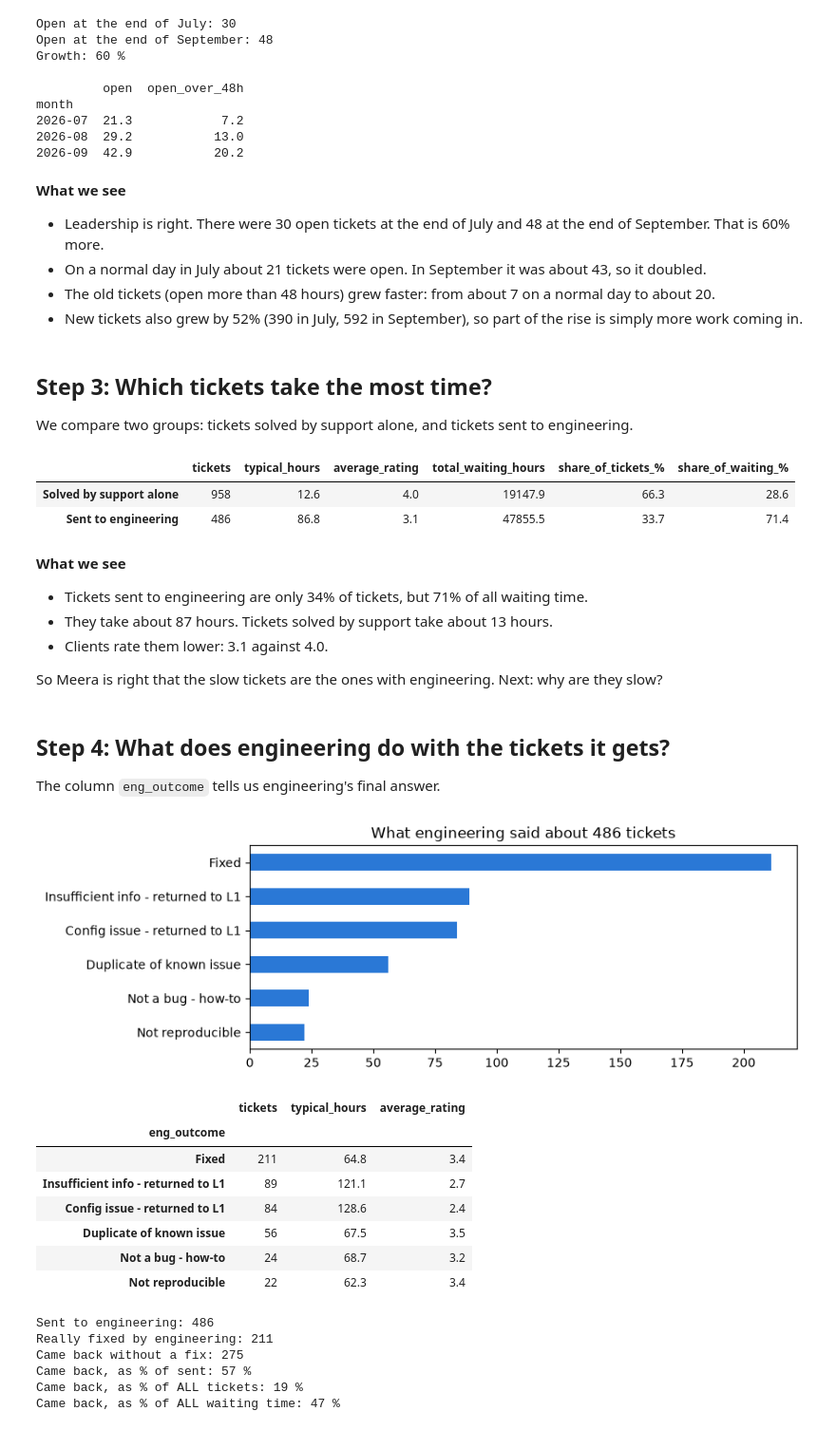
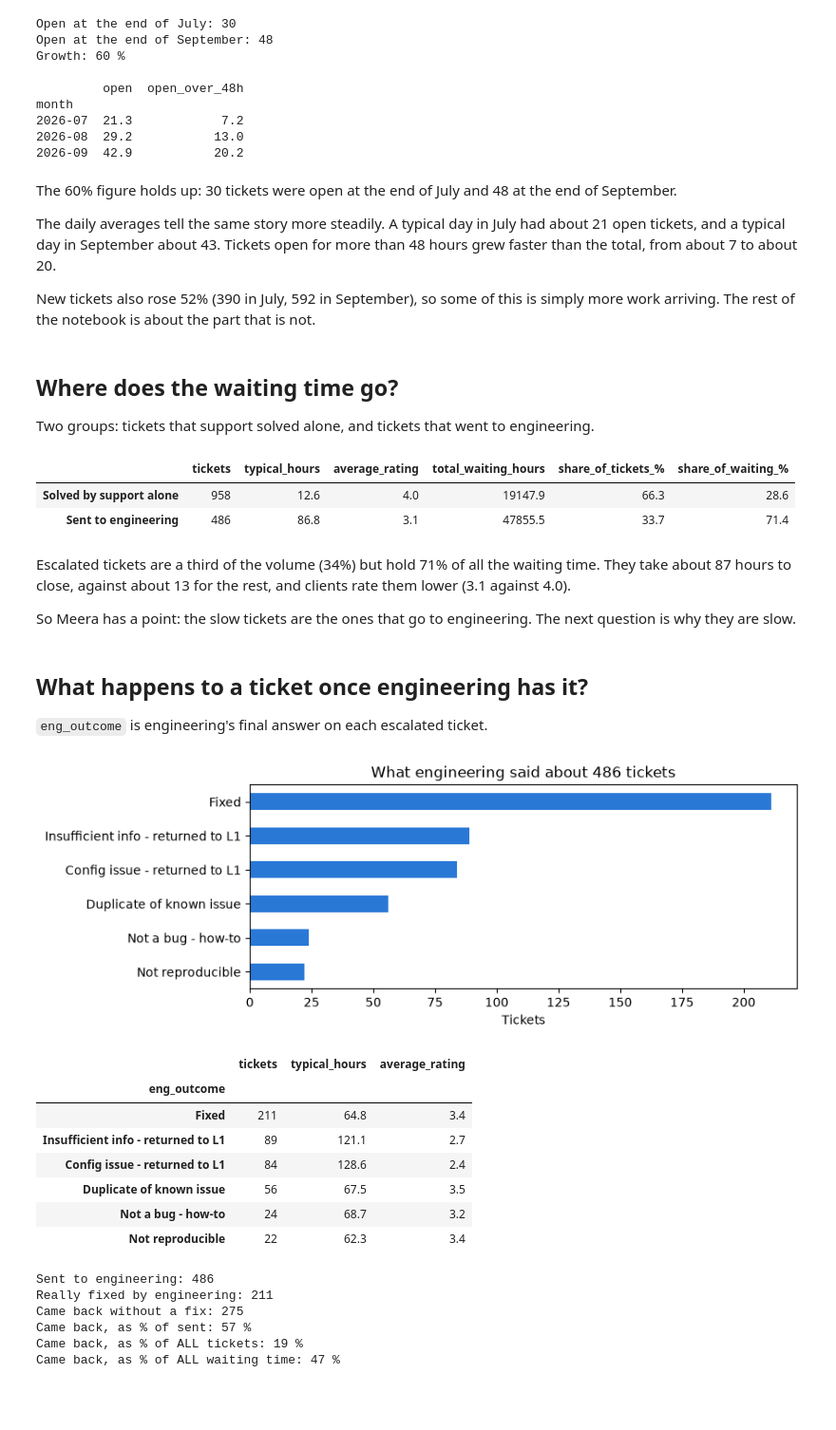
Before and after one commit to Ankur377823/rideops-escalation-check, a Jupyter notebook: notebooks/01_diagnosis.ipynb, the cells around one changed output. Shown at 95% size. Cells and saved outputs as stored; diff of their text form; code cells hidden in the pictures; blank space fills up the shorter version.

Commit message:
Rewrite notebook commentary and label chart axes

```diff
--- a/notebooks/01_diagnosis.ipynb
+++ b/notebooks/01_diagnosis.ipynb
@@ -158,18 +152,18 @@ month
 2026-08  29.2           13.0
 2026-09  42.9           20.2
 # %% [markdown]
-**What we see**
+The 60% figure holds up: 30 tickets were open at the end of July and 48 at the end of September.
 
-- Leadership is right. There were 30 open tickets at the end of July and 48 at the end of September.
-  That is 60% more.
-- On a normal day in July about 21 tickets were open. In September it was about 43, so it doubled.
-- The old tickets (open more than 48 hours) grew faster: from about 7 on a normal day to about 20.
-- New tickets also grew by 52% (390 in July, 592 in September), so part of the rise is simply more
-  work coming in.
+The daily averages tell the same story more steadily. A typical day in July had about 21 open tickets,
+and a typical day in September about 43. Tickets open for more than 48 hours grew faster than the total,
+from about 7 to about 20.
+
+New tickets also rose 52% (390 in July, 592 in September), so some of this is simply more work
+arriving. The rest of the notebook is about the part that is not.
 # %% [markdown]
-## Step 3: Which tickets take the most time?
+## Where does the waiting time go?
 
-We compare two groups: tickets solved by support alone, and tickets sent to engineering.
+Two groups: tickets that support solved alone, and tickets that went to engineering.
 # %%
 compare = df.groupby("escalated").agg(
     tickets=("ticket_id", "count"),
@@ -187,34 +181,33 @@ compare.round(1)
 | Solved by support alone | 958 | 12.6 | 4.0 | 19147.9 | 66.3 | 28.6 |
 | Sent to engineering | 486 | 86.8 | 3.1 | 47855.5 | 33.7 | 71.4 |
 # %% [markdown]
-**What we see**
+Escalated tickets are a third of the volume (34%) but hold 71% of all the waiting time. They take about
+87 hours to close, against about 13 for the rest, and clients rate them lower (3.1 against 4.0).
 
-- Tickets sent to engineering are only 34% of tickets, but 71% of all waiting time.
-- They take about 87 hours. Tickets solved by support take about 13 hours.
-- Clients rate them lower: 3.1 against 4.0.
-
-So Meera is right that the slow tickets are the ones with engineering. Next: why are they slow?
+So Meera has a point: the slow tickets are the ones that go to engineering. The next question is why
+they are slow.
 # %% [markdown]
-## Step 4: What does engineering do with the tickets it gets?
+## What happens to a ticket once engineering has it?
 
-The column `eng_outcome` tells us engineering's final answer.
+`eng_outcome` is engineering's final answer on each escalated ticket.
 # %%
 sent_to_eng = df[df["escalated"]]
 
 outcomes = sent_to_eng.groupby("eng_outcome").agg(
     tickets=("ticket_id", "count"),
     typical_hours=("hours_to_close", "median"),
     average_rating=("csat_score", "mean"),
 )
 outcomes = outcomes.sort_values("tickets", ascending=False)
 
 outcomes["tickets"].sort_values().plot(kind="barh", color="#2a78d6", figsize=(8, 3),
                                        title="What engineering said about 486 tickets")
 plt.ylabel("")
+plt.xlabel("Tickets")
 plt.show()
 outcomes.round(1)
 # %% [output]
-[figure, old version]
+[figure, new version]
 |  | tickets | typical_hours | average_rating |
 | eng_outcome |  |  |  |
 | Fixed | 211 | 64.8 | 3.4 |
```
Also changed, not shown: parts of 21 cells of this notebook, 2 other files.
